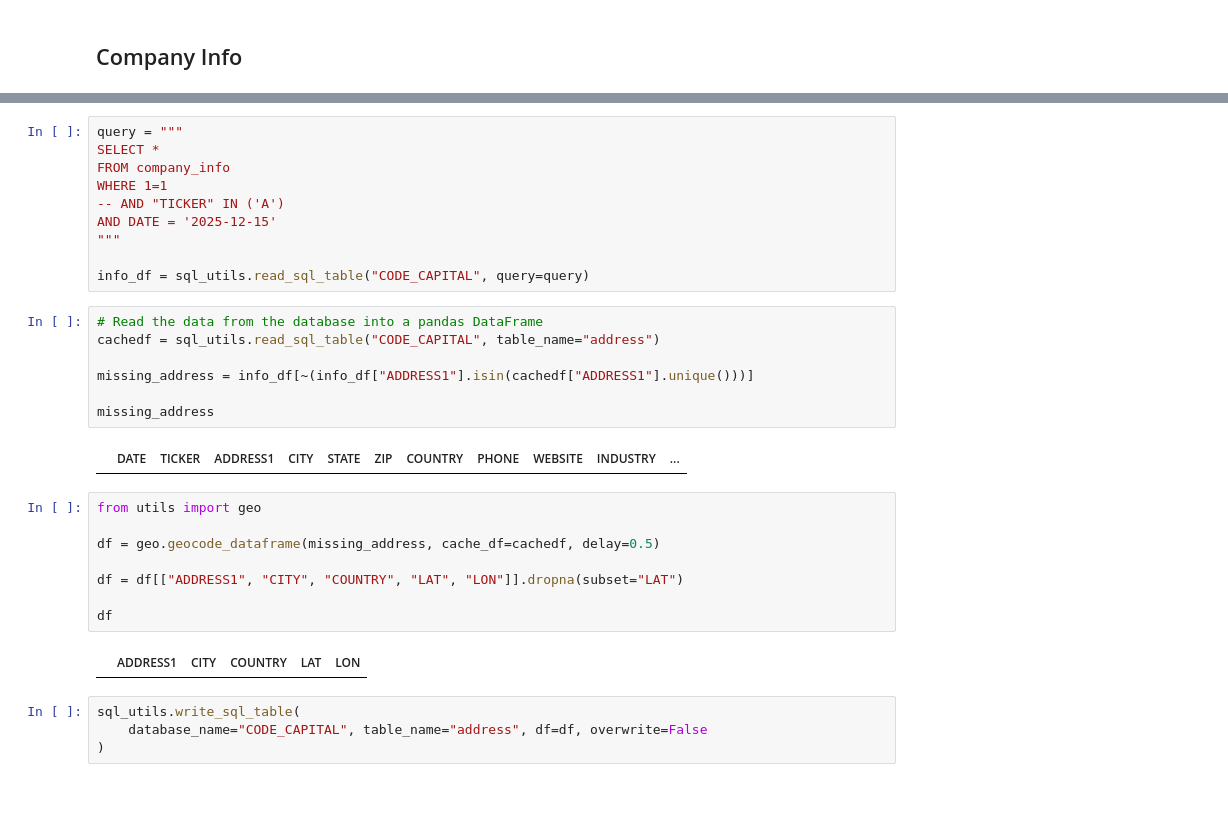
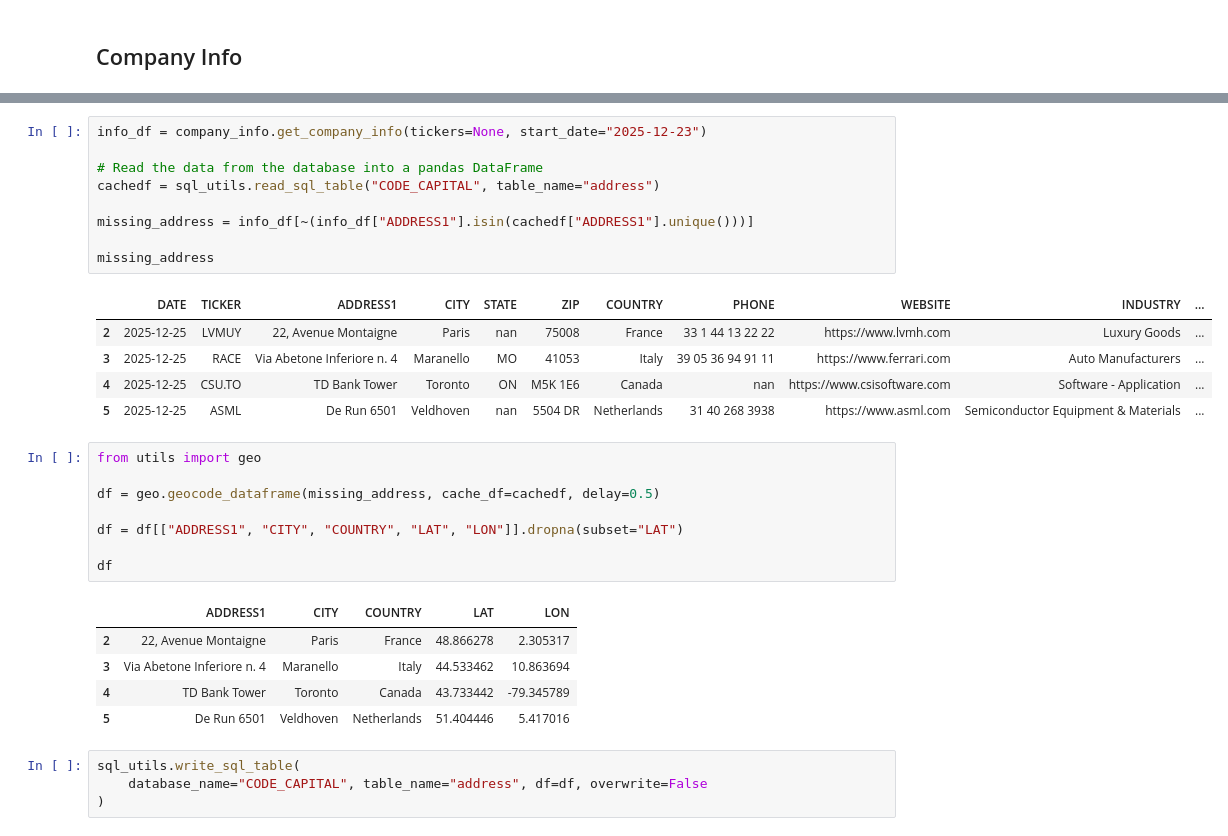
Before and after one commit to Code-And-Capital/finance, a Jupyter notebook: notebooks/pull_data.ipynb, the cells around one changed output, grey strips where cells are left out. Saved outputs shown, nothing was run; the diff lists cells and outputs as text; blank space fills up the shorter version.

Commit message:
added utils and handyman functionality

```diff
--- a/notebooks/pull_data.ipynb
+++ b/notebooks/pull_data.ipynb
@@ -354,22 +321,18 @@ if run:
-# %%
-query = """
-SELECT *
-FROM company_info
-WHERE 1=1
--- AND "TICKER" IN ('A')
-AND DATE = '2025-12-15'
-"""
-
-info_df = sql_utils.read_sql_table("CODE_CAPITAL", query=query)
 # %%
+info_df = company_info.get_company_info(tickers=None, start_date="2025-12-23")
+
 # Read the data from the database into a pandas DataFrame
 cachedf = sql_utils.read_sql_table("CODE_CAPITAL", table_name="address")
 
 missing_address = info_df[~(info_df["ADDRESS1"].isin(cachedf["ADDRESS1"].unique()))]
 
 missing_address
 # %% [output]
 |  | DATE | TICKER | ADDRESS1 | CITY | STATE | ZIP | COUNTRY | PHONE | WEBSITE | INDUSTRY | ... |
+| 2 | 2025-12-25 | LVMUY | 22, Avenue Montaigne | Paris | nan | 75008 | France | 33 1 44 13 22 22 | https://www.lvmh.com | Luxury Goods | ... |
+| 3 | 2025-12-25 | RACE | Via Abetone Inferiore n. 4 | Maranello | MO | 41053 | Italy | 39 05 36 94 91 11 | https://www.ferrari.com | Auto Manufacturers | ... |
+| 4 | 2025-12-25 | CSU.TO | TD Bank Tower | Toronto | ON | M5K 1E6 | Canada | nan | https://www.csisoftware.com | Software - Application | ... |
+| 5 | 2025-12-25 | ASML | De Run 6501 | Veldhoven | nan | 5504 DR | Netherlands | 31 40 268 3938 | https://www.asml.com | Semiconductor Equipment & Materials | ... |
 # %%
 from utils import geo
 
@@ -380,6 +343,10 @@ df = df[["ADDRESS1", "CITY", "COUNTRY", "LAT", "LON"]].dropna(subset="LAT")
 df
 # %% [output]
 |  | ADDRESS1 | CITY | COUNTRY | LAT | LON |
+| 2 | 22, Avenue Montaigne | Paris | France | 48.866278 | 2.305317 |
+| 3 | Via Abetone Inferiore n. 4 | Maranello | Italy | 44.533462 | 10.863694 |
+| 4 | TD Bank Tower | Toronto | Canada | 43.733442 | -79.345789 |
+| 5 | De Run 6501 | Veldhoven | Netherlands | 51.404446 | 5.417016 |
 # %%
 sql_utils.write_sql_table(
     database_name="CODE_CAPITAL", table_name="address", df=df, overwrite=False
```
Also changed, not shown: parts of 19 cells of this notebook, 16 other files.
